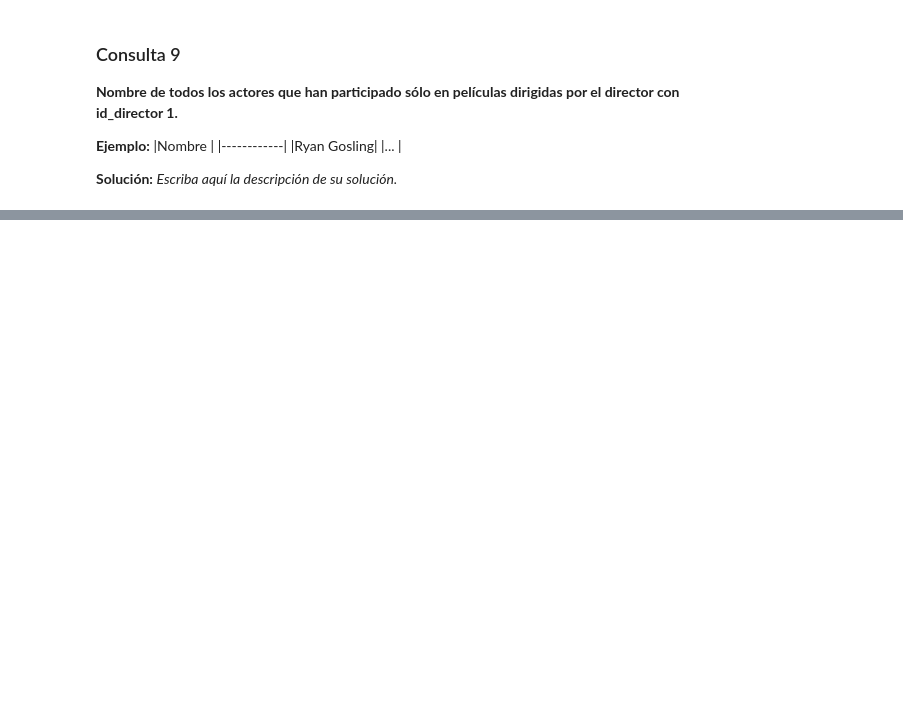
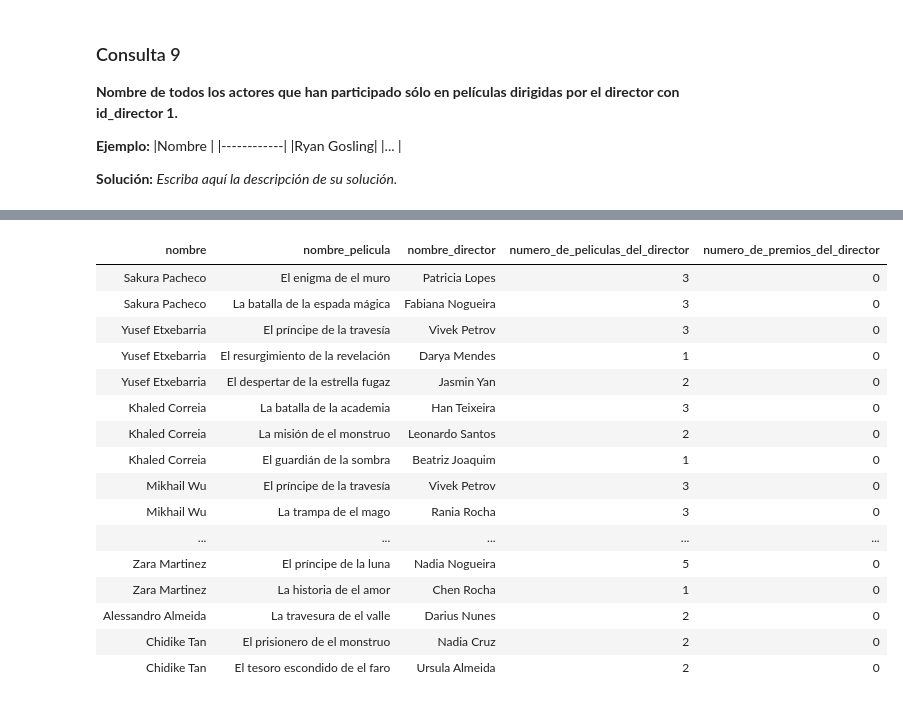
Before and after one commit to Inkphemus/Tareas_Base_de_Datos, a Jupyter notebook: Tarea_1.ipynb, the cells around one changed output, grey strips where cells are left out. Saved outputs shown, nothing was run; the diff lists cells and outputs as text; code cells hidden in the pictures; blank space fills up the shorter version.

```diff
--- a/Tarea_1.ipynb
+++ b/Tarea_1.ipynb
@@ -755,0 +598,65 @@ SELECT * from tabla8
+# %%
+%%sql
+WITH
+--Crear una tabla con los nombres e id de los actores sin premios
+tabla1 AS(
+    SELECT nombre, actor.id_actor
+    FROM actor
+    FULL JOIN premio_mejor_actor p_ma ON
+       actor.id_actor = p_ma.id_actor
+    WHERE p_ma IS NULL
+),
+--Juntamos la tabla anterior con actor_participa_en_pelicula
+tabla2 AS(
+    SELECT tabla1.nombre, a_pp.id_pelicula
+    FROM tabla1
+    INNER JOIN actor_participa_en_pelicula a_pp ON
+        tabla1.id_actor = a_pp.id_actor
+),
+--Juntamos la tabla anterior con las peliculas para obtener sus nombres
+tabla3 AS(
+    SELECT tabla2.nombre, pp.nombre AS nombre_pelicula, pp.id_director
+    FROM tabla2
+    INNER JOIN pelicula pp ON
+        tabla2.id_pelicula = pp.id_pelicula
+),
+--Juntamos la tabla anterior con los directores de dichas peliculas para obtener sus nombres
+tabla4 AS(
+    SELECT tabla3.nombre, tabla3.nombre_pelicula, tabla3.id_director, dir.nombre AS nombre_director
+    FROM tabla3
+    INNER JOIN director dir ON
+        tabla3.id_director = dir.id_director
+),
+--Tabla auxiliar para obtener el número de peliculas de un director
+tabla5 AS(
+    SELECT DISTINCT tabla4.id_director, COUNT(DISTINCT pp.id_pelicula) AS peliculas_del_director
+    FROM tabla4
+    INNER JOIN pelicula pp ON
+        pp.id_director = tabla4.id_director
+	GROUP BY tabla4.id_director
+),
+--Tabla auxiliar para obtener el número de premios de un director
+tabla6 AS(
+    SELECT DISTINCT tabla4.id_director, COUNT(DISTINCT pmd.anio) AS premios_del_director
+    FROM tabla4
+    INNER JOIN premio_mejor_director pmd ON
+        pmd.id_director = tabla4.id_director
+	GROUP BY tabla4.id_director
+),
+--Juntamos la tabla 4 con la cantidad de premios de cada director
+tabla7 AS(
+    SELECT tabla4.nombre, tabla4.nombre_pelicula, tabla4.nombre_director, tabla4.id_director, COALESCE(tabla6.premios_del_director, 0) AS numero_de_premios_del_director
+    FROM tabla4
+	LEFT JOIN tabla6 ON
+		tabla4.id_director = tabla6.id_director
+),
+--Juntamos la tabla anterior con la cantidad de peliculas de cada director
+tabla8 AS(
+    SELECT tabla7.nombre, tabla7.nombre_pelicula, tabla7.nombre_director, COALESCE(tabla5.peliculas_del_director, 0) AS numero_de_peliculas_del_director, tabla7.numero_de_premios_del_director
+    FROM tabla7
+	LEFT JOIN tabla5 ON
+		tabla5.id_director = tabla7.id_director
+)
+--Print
+SELECT * from tabla8
+# %% [output]
@@ -755,0 +665,17 @@ SELECT * from tabla8
+| nombre | nombre_pelicula | nombre_director | numero_de_peliculas_del_director | numero_de_premios_del_director |
+| Sakura Pacheco | El enigma de el muro | Patricia Lopes | 3 | 0 |
+| Sakura Pacheco | La batalla de la espada mágica | Fabiana Nogueira | 3 | 0 |
+| Yusef Etxebarria | El príncipe de la travesía | Vivek Petrov | 3 | 0 |
+| Yusef Etxebarria | El resurgimiento de la revelación | Darya Mendes | 1 | 0 |
+| Yusef Etxebarria | El despertar de la estrella fugaz | Jasmin Yan | 2 | 0 |
+| Khaled Correia | La batalla de la academia | Han Teixeira | 3 | 0 |
+| Khaled Correia | La misión de el monstruo | Leonardo Santos | 2 | 0 |
+| Khaled Correia | El guardián de la sombra | Beatriz Joaquim | 1 | 0 |
+| Mikhail Wu | El príncipe de la travesía | Vivek Petrov | 3 | 0 |
+| Mikhail Wu | La trampa de el mago | Rania Rocha | 3 | 0 |
+| ... | ... | ... | ... | ... |
+| Zara Martinez | El príncipe de la luna | Nadia Nogueira | 5 | 0 |
+| Zara Martinez | La historia de el amor | Chen Rocha | 1 | 0 |
+| Alessandro Almeida | La travesura de el valle | Darius Nunes | 2 | 0 |
+| Chidike Tan | El prisionero de el monstruo | Nadia Cruz | 2 | 0 |
+| Chidike Tan | El tesoro escondido de el faro | Ursula Almeida | 2 | 0 |
```
Also changed, not shown: parts of 12 cells of this notebook.
